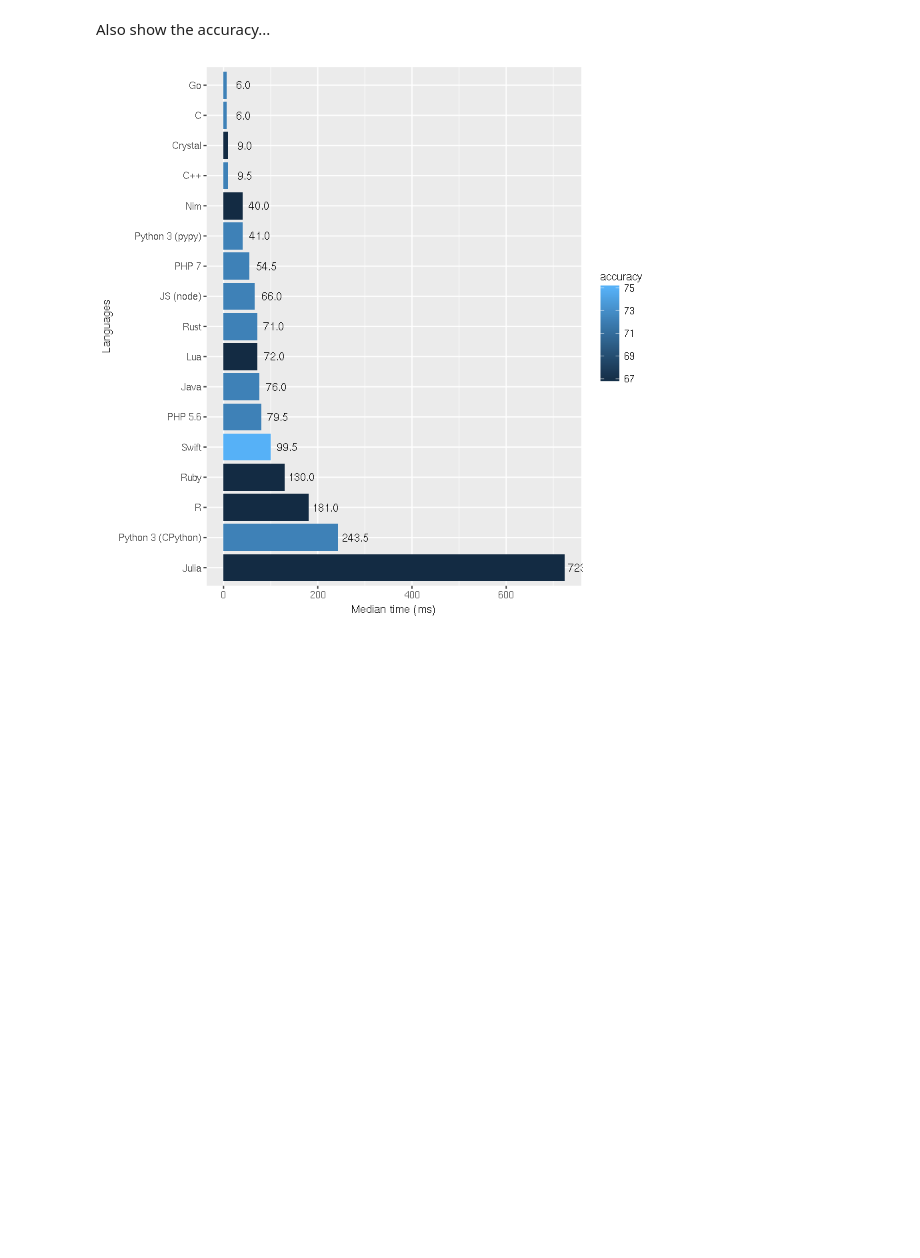
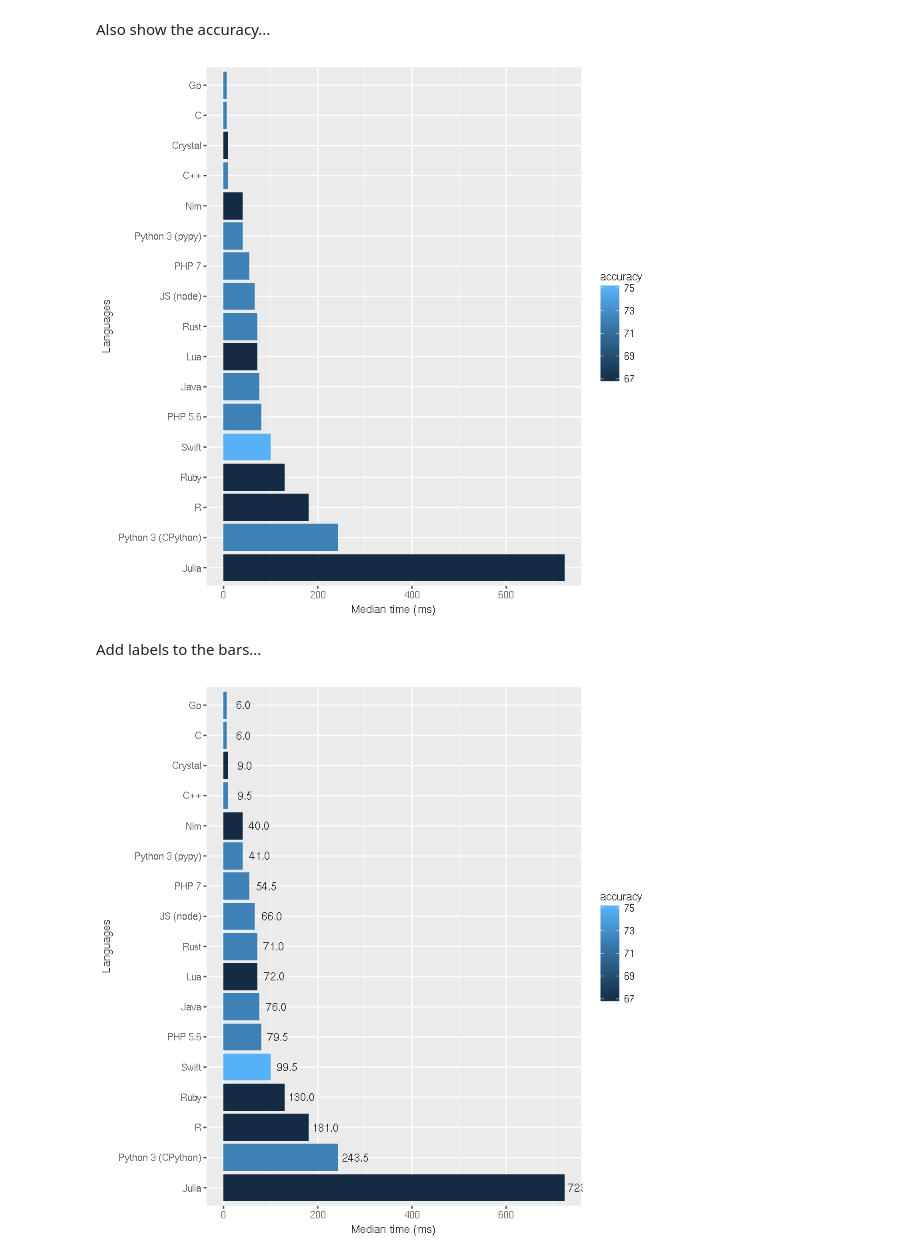
Before and after one commit to niklas-heer/learning-r, a Jupyter notebook: comparison.ipynb, the cells around one changed output. Saved outputs shown, nothing was run; the diff lists cells and outputs as text; code cells hidden in the pictures; blank space fills up the shorter version.

Commit message:
Add new data

```diff
--- a/comparison.ipynb
+++ b/comparison.ipynb
@@ -62,6 +62,18 @@ ggplot(data = df,
 [figure]
 # %% [markdown]
 Also show the accuracy...
+# %%
+ggplot(data = df,
+       aes(x = reorder(name, -median),
+           y = median,
+           fill = accuracy)) +
+    geom_bar(stat = "identity") +
+    coord_flip() +
+    labs(x = "Languages", y = "Median time (ms)")
+# %% [output]
+[figure, added]
+# %% [markdown]
+Add labels to the bars...
 # %%
 ggplot(data = df,
        aes(x = reorder(name, -median),
```
Also changed, not shown: parts of 1 cell of this notebook.
